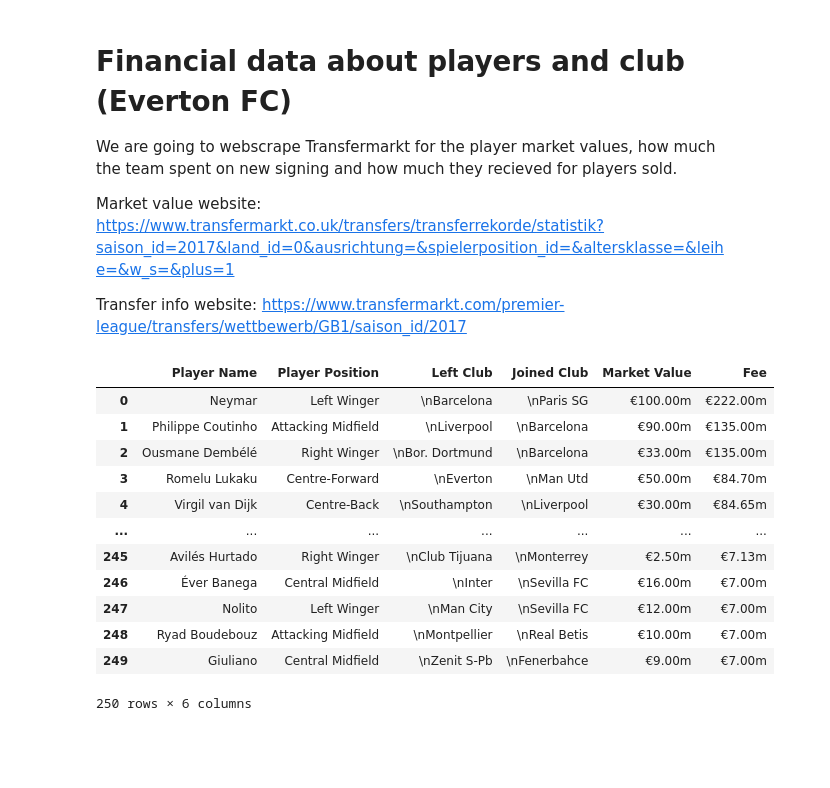
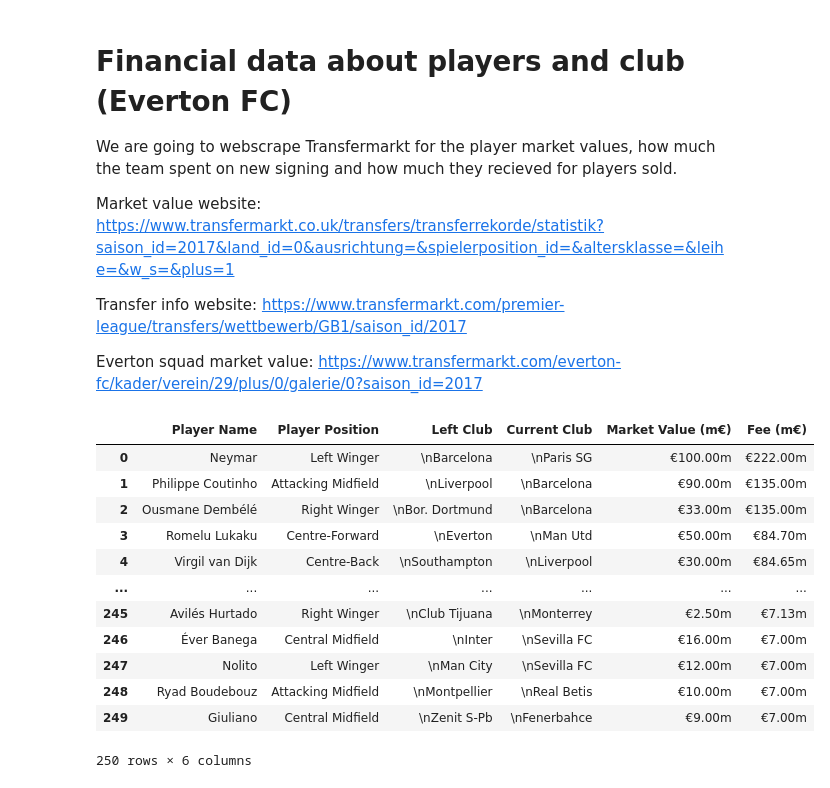
Before and after one commit to G4din/DM-Football, a Jupyter notebook: analysis/financial_analysis.ipynb, the cells around one changed output. Cells and saved outputs as stored; diff of their text form; code cells hidden in the pictures; blank space fills up the shorter version.

```diff
--- a/analysis/financial_analysis.ipynb
+++ b/analysis/financial_analysis.ipynb
@@ -6,6 +6,8 @@ We are going to webscrape Transfermarkt for the player market values, how much t
 Market value website: https://www.transfermarkt.co.uk/transfers/transferrekorde/statistik?saison_id=2017&land_id=0&ausrichtung=&spielerposition_id=&altersklasse=&leihe=&w_s=&plus=1
 
 Transfer info website: https://www.transfermarkt.com/premier-league/transfers/wettbewerb/GB1/saison_id/2017
+
+Everton squad market value: https://www.transfermarkt.com/everton-fc/kader/verein/29/plus/0/galerie/0?saison_id=2017
 # %%
 import requests
 from bs4 import BeautifulSoup
@@ -27,37 +29,37 @@ base_url = "https://www.transfermarkt.co.uk/transfers/transferrekorde/statistik?
 # Loop through multiple pages
 for page_number in range(1, 11):
     page = base_url + str(page_number)
     pageTree = requests.get(page, headers=headers)
     pageSoup = BeautifulSoup(pageTree.content, 'html.parser')
     player_rows = pageSoup.find_all("tr", {"class": ["odd", "even"]})
 
     for player_row in player_rows:
         player_name = player_row.select("a")[0].text
         player_position = player_row.select("td")[4].text
         player_left_club = player_row.select("td")[11].text
         player_joined_club = player_row.select("td")[15].text
         player_fee = player_row.select("td")[17].text
         player_value = player_row.select("td")[6].text
 
         player_names.append(player_name)
         player_positions.append(player_position)
         player_left_clubs.append(player_left_club)
         player_joined_clubs.append(player_joined_club)
         player_fees.append(player_fee)
         player_values.append(player_value)
 
 df = pd.DataFrame({
     "Player Name": player_names,
     "Player Position": player_positions,
     "Left Club": player_left_clubs,
-    "Joined Club": player_joined_clubs,
-    "Market Value": player_values,
-    "Fee": player_fees
+    "Current Club": player_joined_clubs,
+    "Market Value (m€)": player_values,
+    "Fee (m€)": player_fees
 })
 
 df
 # %% [output]
-|  | Player Name | Player Position | Left Club | Joined Club | Market Value | Fee |
+|  | Player Name | Player Position | Left Club | Current Club | Market Value (m€) | Fee (m€) |
 | 0 | Neymar | Left Winger | \nBarcelona | \nParis SG | €100.00m | €222.00m |
 | 1 | Philippe Coutinho | Attacking Midfield | \nLiverpool | \nBarcelona | €90.00m | €135.00m |
 | 2 | Ousmane Dembélé | Right Winger | \nBor. Dortmund | \nBarcelona | €33.00m | €135.00m |
```
Also changed, not shown: parts of 7 cells of this notebook.
